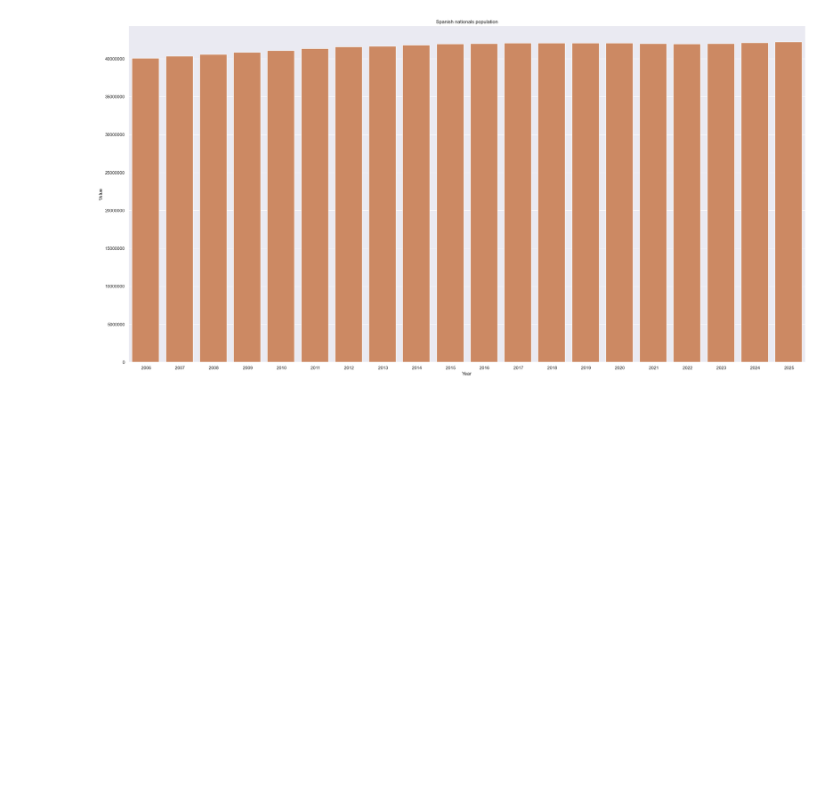
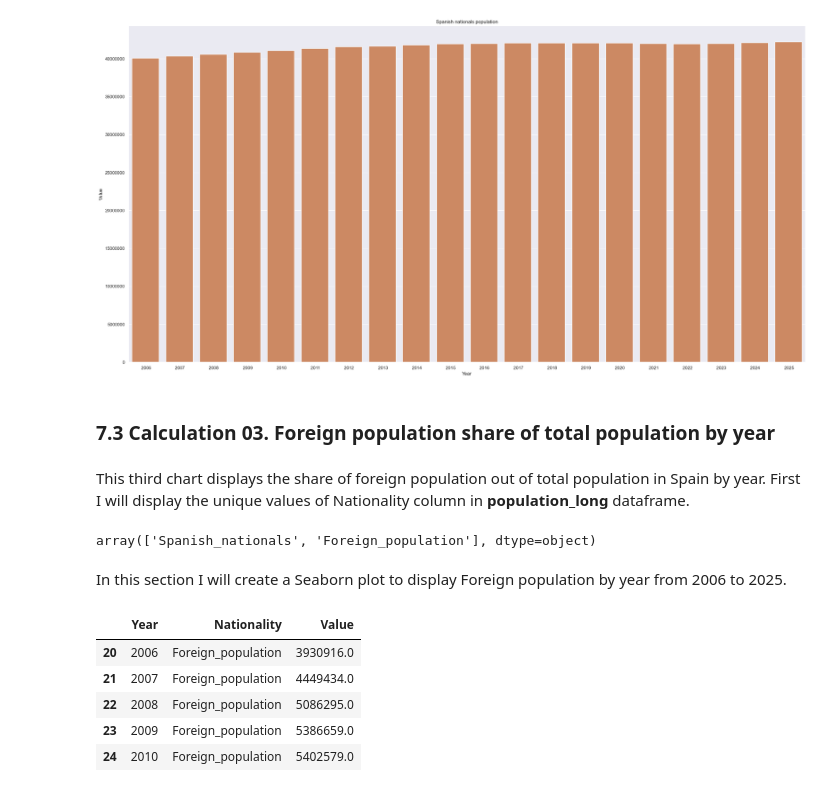
Before and after one commit to Pablo-source/ML-using-Python, a Jupyter notebook: Seaborn_gallery/02_percent_barplot_population_nationality_win_os.ipynb, the cells around one changed output. Saved outputs shown, nothing was run; the diff lists cells and outputs as text; code cells hidden in the pictures; blank space fills up the shorter version.

Commit message:
foreign_population_seaborn_started

```diff
--- a/Seaborn_gallery/02_percent_barplot_population_nationality_win_os.ipynb
+++ b/Seaborn_gallery/02_percent_barplot_population_nationality_win_os.ipynb
@@ -439,3 +440,24 @@ plt.savefig('Seaborn_gallery/Seaborn_plots/Spanish_nationals_population_2006_202
 plt.show()
 # %% [output]
 [figure]
+# %% [markdown]
+### 7.3 Calculation 03. Foreign population share of total population by year
+# %% [markdown]
+This third chart displays the share of foreign population out of total population in Spain by year. First I will display the unique values of Nationality column in **population_long** dataframe.
+# %%
+population_long['Nationality'].unique()
+# %% [output]
+array(['Spanish_nationals', 'Foreign_population'], dtype=object)
+# %% [markdown]
+In this section I will create a Seaborn plot to display Foreign population by year from 2006 to 2025.
+# %%
+# Subset foreign population from main dataframe
+foreign_population = population_long[population_long.Nationality=='Foreign_population']
+foreign_population.head()
+# %% [output]
+|  | Year | Nationality | Value |
+| 20 | 2006 | Foreign_population | 3930916.0 |
+| 21 | 2007 | Foreign_population | 4449434.0 |
+| 22 | 2008 | Foreign_population | 5086295.0 |
+| 23 | 2009 | Foreign_population | 5386659.0 |
+| 24 | 2010 | Foreign_population | 5402579.0 |
```
Also changed, not shown: parts of 2 cells of this notebook.
